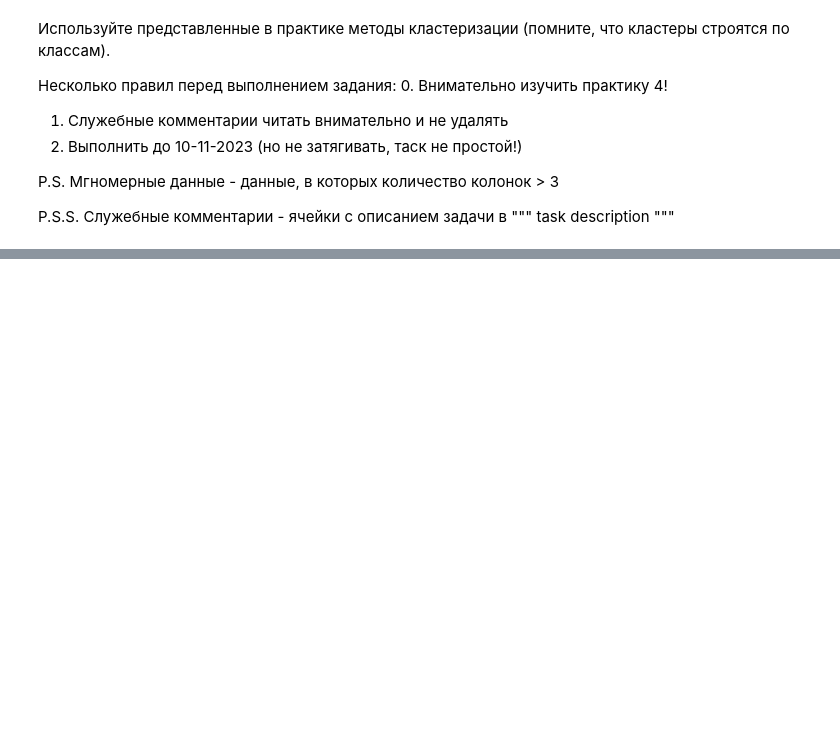
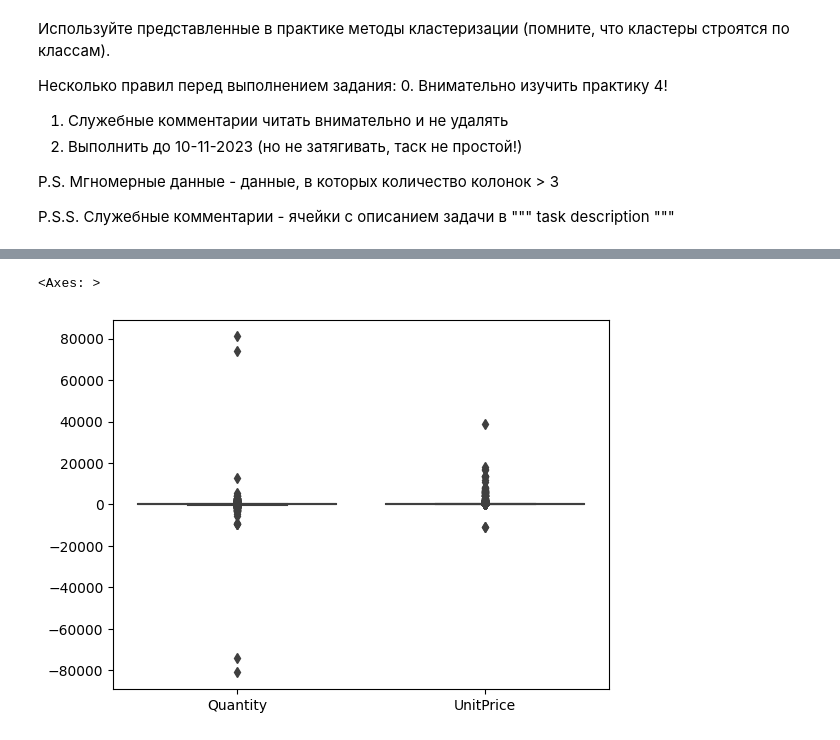
Before and after one commit to polinakochneva1/me_labs_house, a Jupyter notebook: lab4/Задание_4.ipynb, the cells around one changed output, grey strips where cells are left out. Saved outputs shown, nothing was run; the diff lists cells and outputs as text; code cells hidden in the pictures; blank space fills up the shorter version.

```diff
--- a/lab4/Задание_4.ipynb
+++ b/lab4/Задание_4.ipynb
@@ -109,0 +94,6 @@ array([17850., 13047., 12583., ..., 17114., 15059., 16326.])
+# %%
+sns.boxplot(df)
+#У нас есть выбросы, так что их нужно удалить
+# %% [output]
+<Axes: >
+[figure, added]
```
Also changed, not shown: parts of 39 cells of this notebook.
